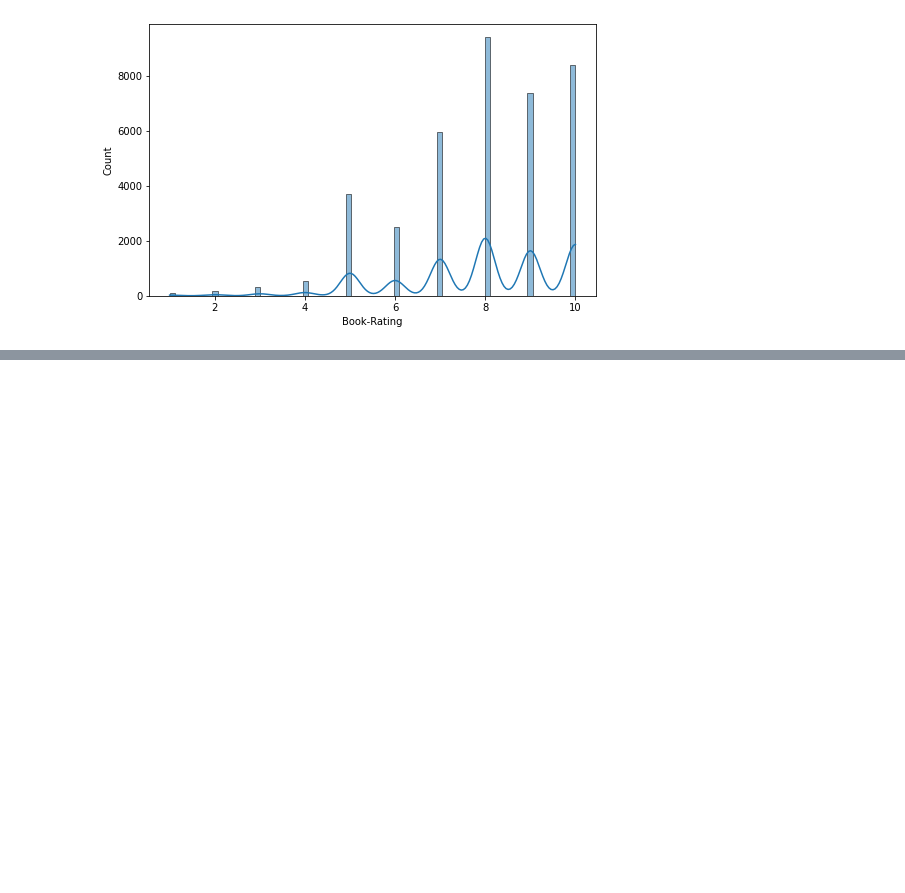
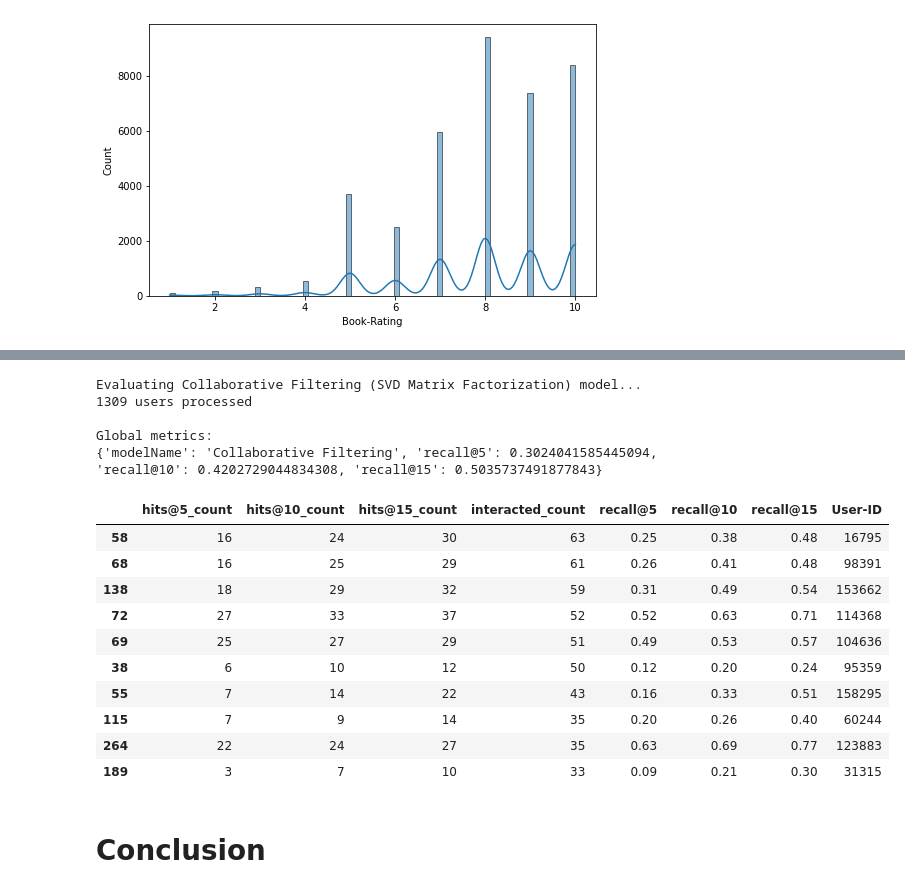
Before and after one commit to Aaryant31/Book-Recommendation-System, a Jupyter notebook: Rahul_Kumar_Soni_Book_Recommendation_System.ipynb, the cells around one changed output, grey strips where cells are left out. Drawn from its saved outputs; the diff is of its cells as text; code cells hidden in the pictures; blank space fills up the shorter version.

```diff
--- a/Rahul_Kumar_Soni_Book_Recommendation_System.ipynb
+++ b/Rahul_Kumar_Soni_Book_Recommendation_System.ipynb
@@ -642,0 +758,4 @@ plt.show()
+# %%
+#Converting the reconstructed matrix back to a Pandas dataframe
+cf_preds_df = pd.DataFrame(all_user_predicted_ratings, columns = users_items_pivot_matrix_df.columns, index=users_ids).transpose()
+cf_preds_df.head()
@@ -642,0 +789,26 @@ plt.show()
+# %%
+# creating class for collaborative Filtering
+class CFRecommender:
+
+    MODEL_NAME = 'Collaborative Filtering'
+
+    def __init__(self, cf_predictions_df):
+        self.cf_predictions_df = cf_predictions_df
+
+    def get_model_name(self):
+        return self.MODEL_NAME
+
+    def recommend_items(self, user_id, items_to_ignore=[], topn=10):
+        # Get and sort the user's predictions
+        sorted_user_predictions = self.cf_predictions_df[user_id].sort_values(ascending=False).reset_index().rename(columns={user_id: 'recStrength'})
+
+        # Recommend the highest predicted rating content that the user hasn't seen yet.
+        recommendations_df = sorted_user_predictions[~sorted_user_predictions['ISBN'].isin(items_to_ignore)].sort_values('recStrength', ascending = False).head(topn)
+        recommendations_df=recommendations_df.merge(book_df,on='ISBN',how='inner')
+        recommendations_df=recommendations_df[['ISBN','Book-Title','recStrength']]
+
+        return recommendations_df
+
+
+
+cf_recommender_model = CFRecommender(cf_preds_df)
@@ -642,0 +828,5 @@ plt.show()
+# %%
+#Indexing by personId to speed up the searches during evaluation
+interactions_full_indexed_df = interactions_full_df.set_index('User-ID')
+interactions_train_indexed_df = interactions_train_df.set_index('User-ID')
+interactions_test_indexed_df = interactions_test_df.set_index('User-ID')
@@ -642,0 +835,4 @@ plt.show()
+# %%
+def get_items_interacted(UserID, interactions_df):
+    interacted_items = interactions_df.loc[UserID]['ISBN']
+    return set(interacted_items if type(interacted_items) == pd.Series else [interacted_items])
@@ -642,0 +1015,25 @@ plt.show()
+# %%
+print('Evaluating Collaborative Filtering (SVD Matrix Factorization) model...')
+cf_global_metrics, cf_detailed_results_df = model_evaluator.evaluate_model(cf_recommender_model)
+
+print('\nGlobal metrics:\n%s' % cf_global_metrics)
+cf_detailed_results_df.head(10)
+# %% [output]
+Evaluating Collaborative Filtering (SVD Matrix Factorization) model...
+1309 users processed
+
+Global metrics:
+{'modelName': 'Collaborative Filtering', 'recall@5': 0.3024041585445094, 'recall@10': 0.4202729044834308, 'recall@15': 0.5035737491877843}
+|  | hits@5_count | hits@10_count | hits@15_count | interacted_count | recall@5 | recall@10 | recall@15 | User-ID |
+| 58 | 16 | 24 | 30 | 63 | 0.25 | 0.38 | 0.48 | 16795 |
+| 68 | 16 | 25 | 29 | 61 | 0.26 | 0.41 | 0.48 | 98391 |
+| 138 | 18 | 29 | 32 | 59 | 0.31 | 0.49 | 0.54 | 153662 |
+| 72 | 27 | 33 | 37 | 52 | 0.52 | 0.63 | 0.71 | 114368 |
+| 69 | 25 | 27 | 29 | 51 | 0.49 | 0.53 | 0.57 | 104636 |
+| 38 | 6 | 10 | 12 | 50 | 0.12 | 0.20 | 0.24 | 95359 |
+| 55 | 7 | 14 | 22 | 43 | 0.16 | 0.33 | 0.51 | 158295 |
+| 115 | 7 | 9 | 14 | 35 | 0.20 | 0.26 | 0.40 | 60244 |
+| 264 | 22 | 24 | 27 | 35 | 0.63 | 0.69 | 0.77 | 123883 |
+| 189 | 3 | 7 | 10 | 33 | 0.09 | 0.21 | 0.30 | 31315 |
+# %% [markdown]
+# **Conclusion**
```
Also changed, not shown: parts of 30 cells of this notebook.
